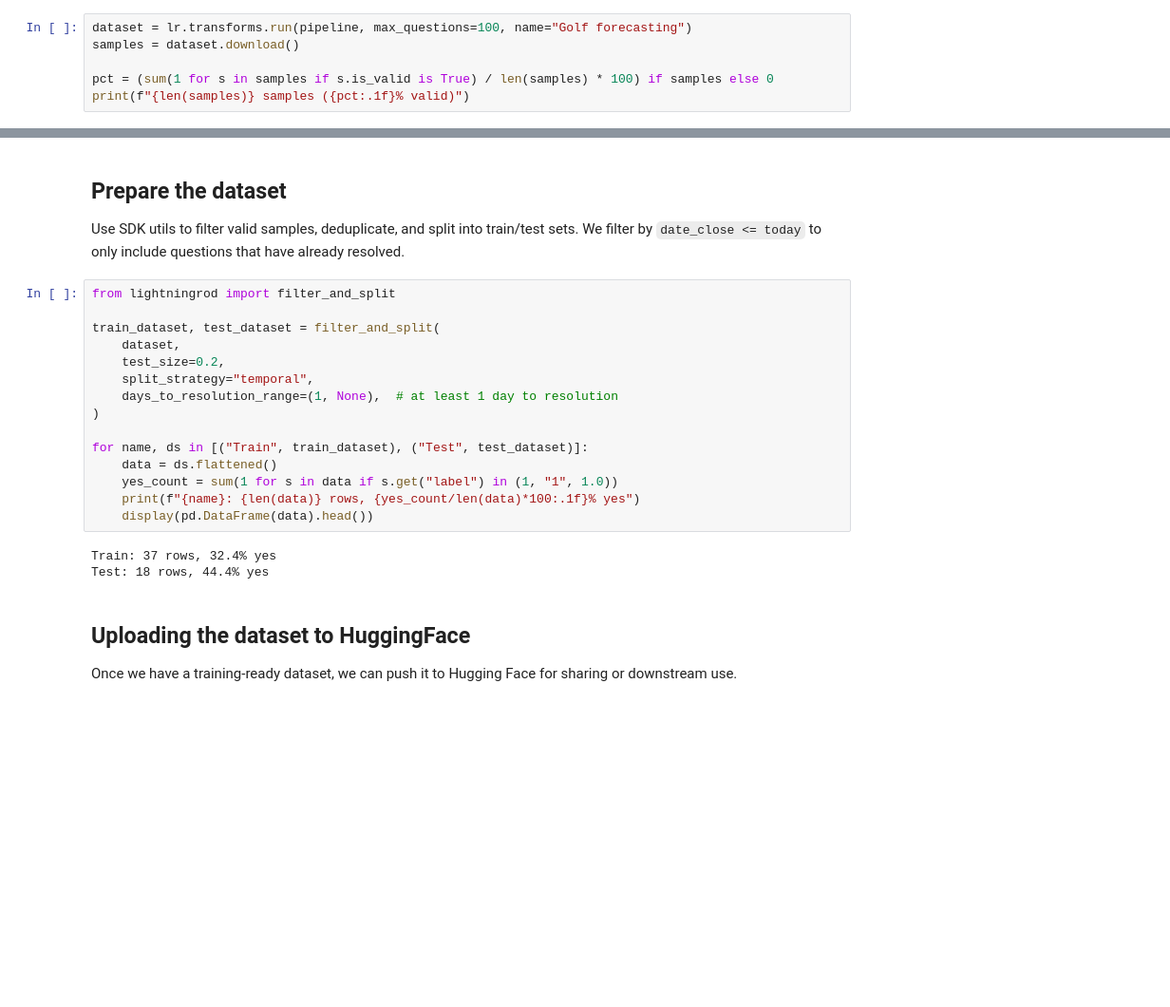
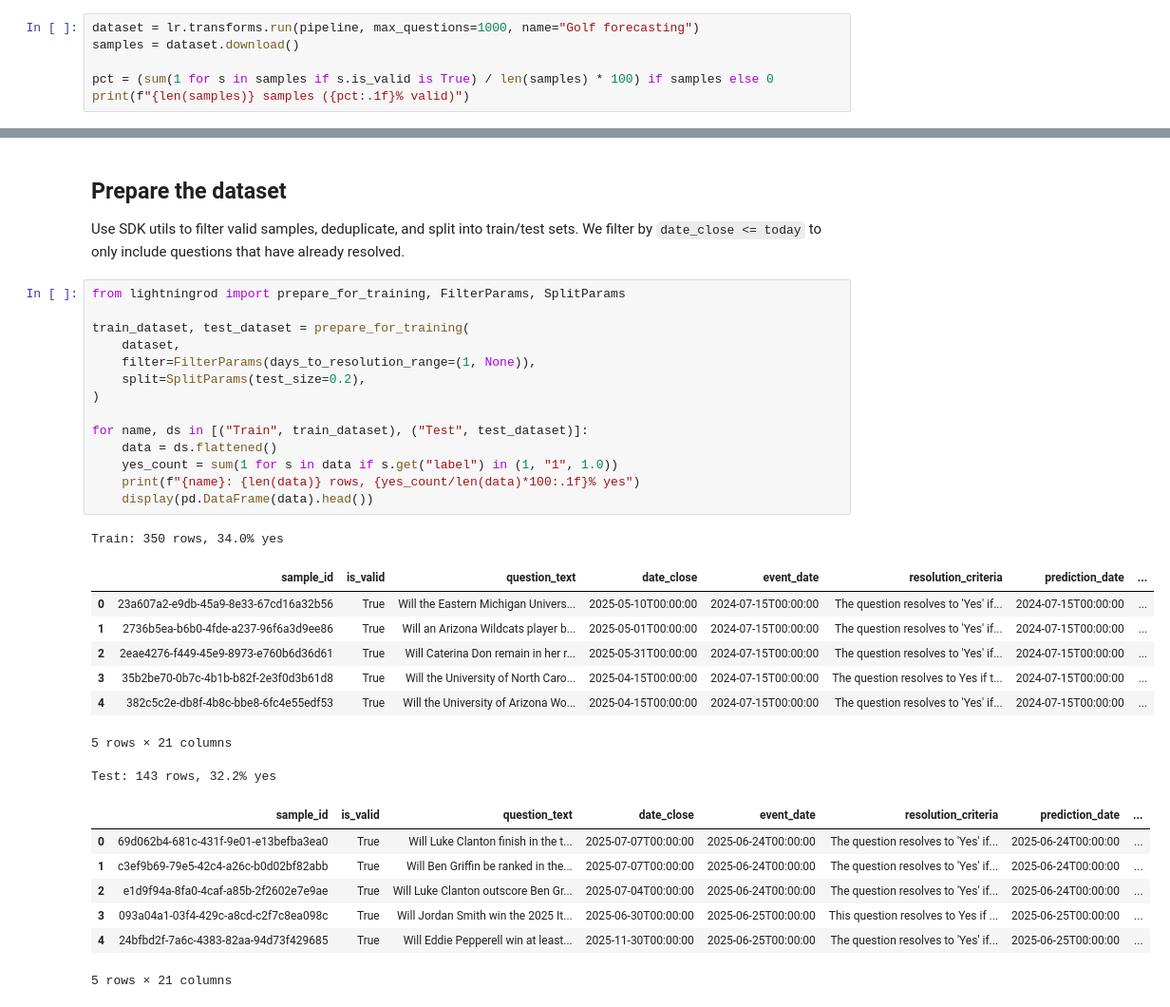
Before and after one commit to lightning-rod-labs/lightningrod-python-sdk, a Jupyter notebook: notebooks/fine_tuning/01_golf_forecasting.ipynb, the cells around one changed output, grey strips where cells are left out. Shown at 95% size. Saved outputs shown, nothing was run; the diff lists cells and outputs as text; blank space fills up the shorter version.

```diff
--- a/notebooks/fine_tuning/01_golf_forecasting.ipynb
+++ b/notebooks/fine_tuning/01_golf_forecasting.ipynb
@@ -110,7 +110,7 @@ pipeline = QuestionPipeline(
 
 This will collect news articles, generate questions, and find answers. Use `max_questions` to limit the run for testing.
 # %%
-dataset = lr.transforms.run(pipeline, max_questions=100, name="Golf forecasting")
+dataset = lr.transforms.run(pipeline, max_questions=1000, name="Golf forecasting")
 samples = dataset.download()
 
 pct = (sum(1 for s in samples if s.is_valid is True) / len(samples) * 100) if samples else 0
@@ -124,24 +139,33 @@ print(f"{len(samples)} samples ({pct:.1f}% valid)")
 
 Use SDK utils to filter valid samples, deduplicate, and split into train/test sets. We filter by `date_close <= today` to only include questions that have already resolved.
 # %%
-from lightningrod import filter_and_split
+from lightningrod import prepare_for_training, FilterParams, SplitParams
 
-train_dataset, test_dataset = filter_and_split(
+train_dataset, test_dataset = prepare_for_training(
     dataset,
-    test_size=0.2,
-    split_strategy="temporal",
-    days_to_resolution_range=(1, None),  # at least 1 day to resolution
+    filter=FilterParams(days_to_resolution_range=(1, None)),
+    split=SplitParams(test_size=0.2),
 )
 
 for name, ds in [("Train", train_dataset), ("Test", test_dataset)]:
     data = ds.flattened()
     yes_count = sum(1 for s in data if s.get("label") in (1, "1", 1.0))
     print(f"{name}: {len(data)} rows, {yes_count/len(data)*100:.1f}% yes")
     display(pd.DataFrame(data).head())
 # %% [output]
-Train: 37 rows, 32.4% yes
-Test: 18 rows, 44.4% yes
+Train: 350 rows, 34.0% yes
+|  | sample_id | is_valid | question_text | date_close | event_date | resolution_criteria | prediction_date | ... |
+| 0 | 23a607a2-e9db-45a9-8e33-67cd16a32b56 | True | Will the Eastern Michigan Univers... | 2025-05-10T00:00:00 | 2024-07-15T00:00:00 | The question resolves to 'Yes' if... | 2024-07-15T00:00:00 | ... |
+| 1 | 2736b5ea-b6b0-4fde-a237-96f6a3d9ee86 | True | Will an Arizona Wildcats player b... | 2025-05-01T00:00:00 | 2024-07-15T00:00:00 | The question resolves to 'Yes' if... | 2024-07-15T00:00:00 | ... |
+| 2 | 2eae4276-f449-45e9-8973-e760b6d36d61 | True | Will Caterina Don remain in her r... | 2025-05-31T00:00:00 | 2024-07-15T00:00:00 | The question resolves to 'Yes' if... | 2024-07-15T00:00:00 | ... |
+| 3 | 35b2be70-0b7c-4b1b-b82f-2e3f0d3b61d8 | True | Will the University of North Caro... | 2025-04-15T00:00:00 | 2024-07-15T00:00:00 | The question resolves to Yes if t... | 2024-07-15T00:00:00 | ... |
+| 4 | 382c5c2e-db8f-4b8c-bbe8-6fc4e55edf53 | True | Will the University of Arizona Wo... | 2025-04-15T00:00:00 | 2024-07-15T00:00:00 | The question resolves to 'Yes' if... | 2024-07-15T00:00:00 | ... |
+5 rows × 21 columns
+Test: 143 rows, 32.2% yes
+|  | sample_id | is_valid | question_text | date_close | event_date | resolution_criteria | prediction_date | ... |
+| 0 | 69d062b4-681c-431f-9e01-e13befba3ea0 | True | Will Luke Clanton finish in the t... | 2025-07-07T00:00:00 | 2025-06-24T00:00:00 | The question resolves to 'Yes' if... | 2025-06-24T00:00:00 | ... |
+| 1 | c3ef9b69-79e5-42c4-a26c-b0d02bf82abb | True | Will Ben Griffin be ranked in the... | 2025-07-07T00:00:00 | 2025-06-24T00:00:00 | The question resolves to 'Yes' if... | 2025-06-24T00:00:00 | ... |
+| 2 | e1d9f94a-8fa0-4caf-a85b-2f2602e7e9ae | True | Will Luke Clanton outscore Ben Gr... | 2025-07-04T00:00:00 | 2025-06-24T00:00:00 | The question resolves to 'Yes' if... | 2025-06-24T00:00:00 | ... |
+| 3 | 093a04a1-03f4-429c-a8cd-c2f7c8ea098c | True | Will Jordan Smith win the 2025 It... | 2025-06-30T00:00:00 | 2025-06-25T00:00:00 | This question resolves to Yes if ... | 2025-06-25T00:00:00 | ... |
+| 4 | 24bfbd2f-7a6c-4383-82aa-94d73f429685 | True | Will Eddie Pepperell win at least... | 2025-11-30T00:00:00 | 2025-06-25T00:00:00 | The question resolves to 'Yes' if... | 2025-06-25T00:00:00 | ... |
+5 rows × 21 columns
-# %% [markdown]
-## Uploading the dataset to HuggingFace
-
-Once we have a training-ready dataset, we can push it to Hugging Face for sharing or downstream use.
```
Also changed, not shown: parts of 14 cells of this notebook, 6 other files.
